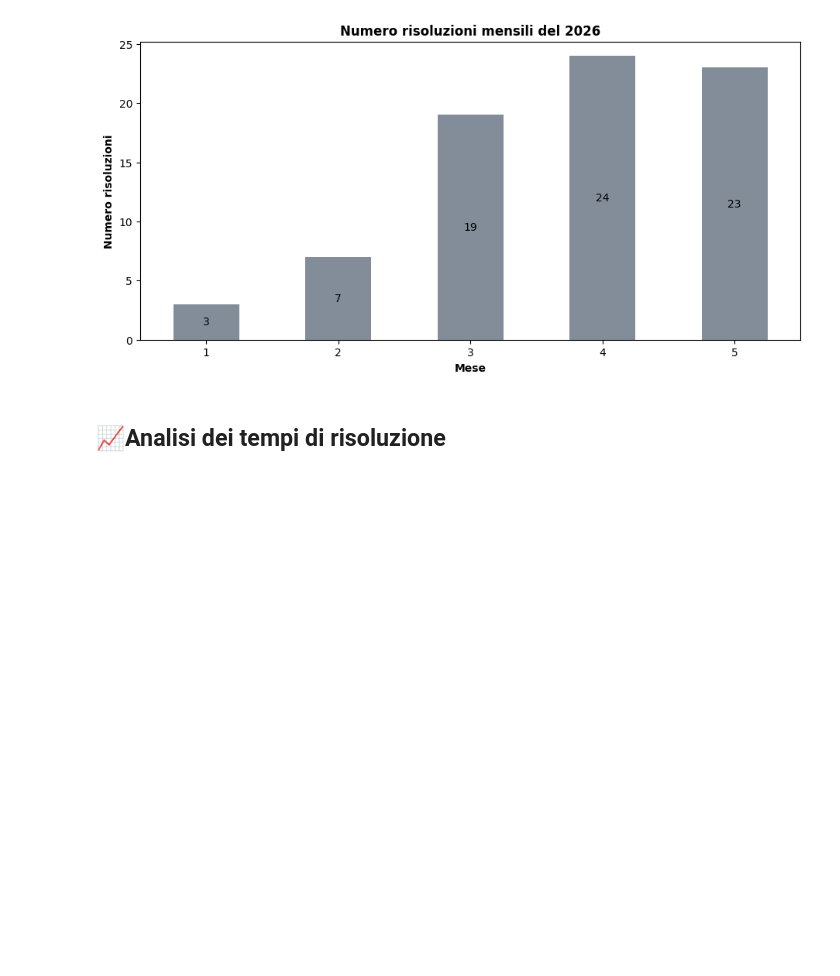
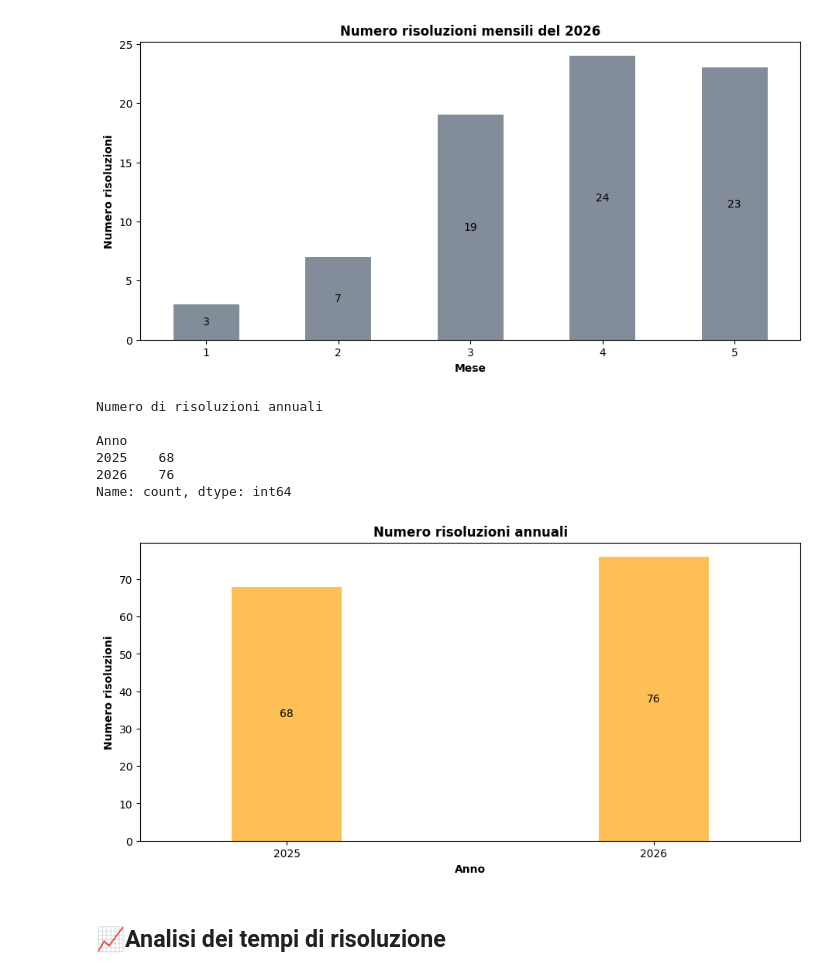
Before and after one commit to gl-alaimo/Timer_cubo_di_Rubik, a Jupyter notebook: scripts/notebook_cubo_3x3x3.ipynb, the cells around one changed output. Drawn from its saved outputs; the diff is of its cells as text; code cells hidden in the pictures; blank space fills up the shorter version.

```diff
--- a/scripts/notebook_cubo_3x3x3.ipynb
+++ b/scripts/notebook_cubo_3x3x3.ipynb
@@ -180,6 +180,21 @@ Name: count, dtype: int64
 modulo_rubik.grafico_risoluz_mensile(df_cubo=df, anno=2026)
 # %% [output]
 [figure]
+# %%
+# Numero di risoluzioni annuali
+modulo_rubik.numero_risoluzioni_annuali(df_cubo=df)
+# %% [output]
+Numero di risoluzioni annuali
+
+Anno
+2025    68
+2026    76
+Name: count, dtype: int64
+# %%
+# Grafico numero di risoluzioni annuali
+modulo_rubik.grafico_risoluz_annuali(df_cubo=df)
+# %% [output]
+[figure, added]
 # %% [markdown]
 ## 📈Analisi dei tempi di risoluzione
 # %% [markdown]
```
Also changed, not shown: parts of 1 cell of this notebook, 11 other files.
